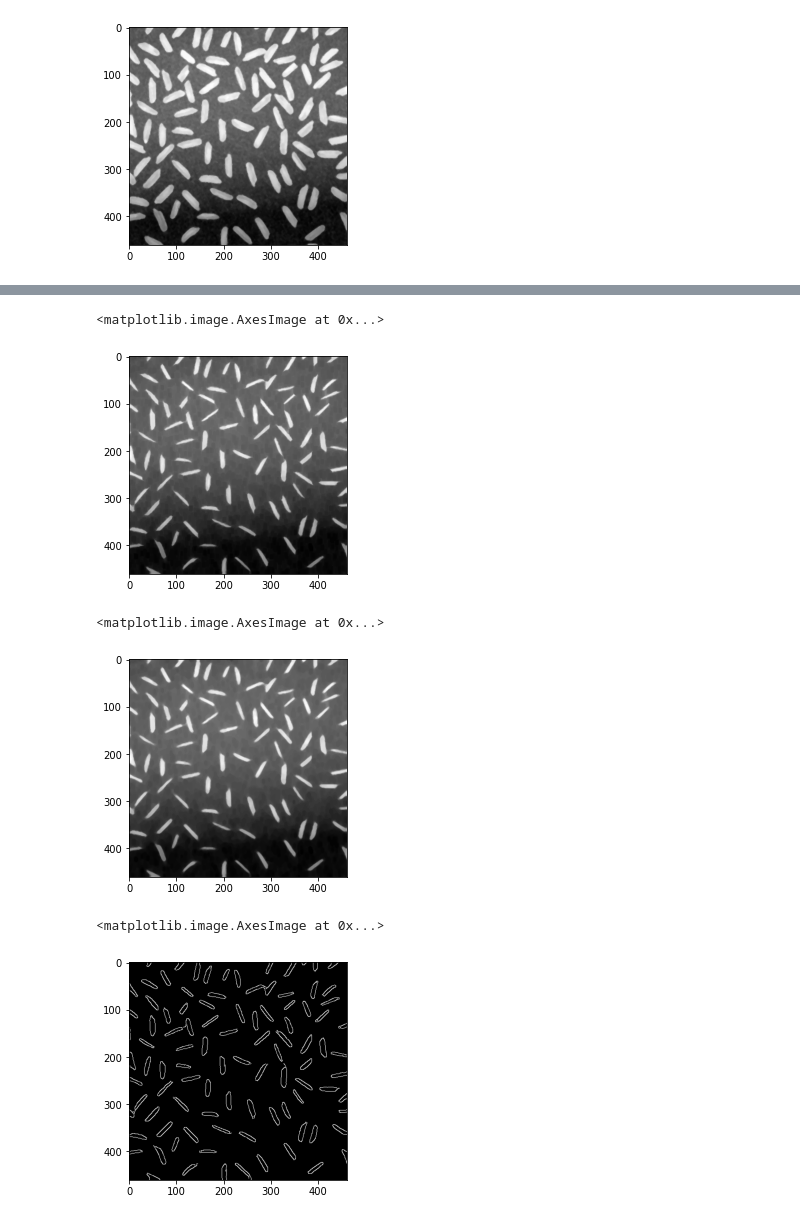
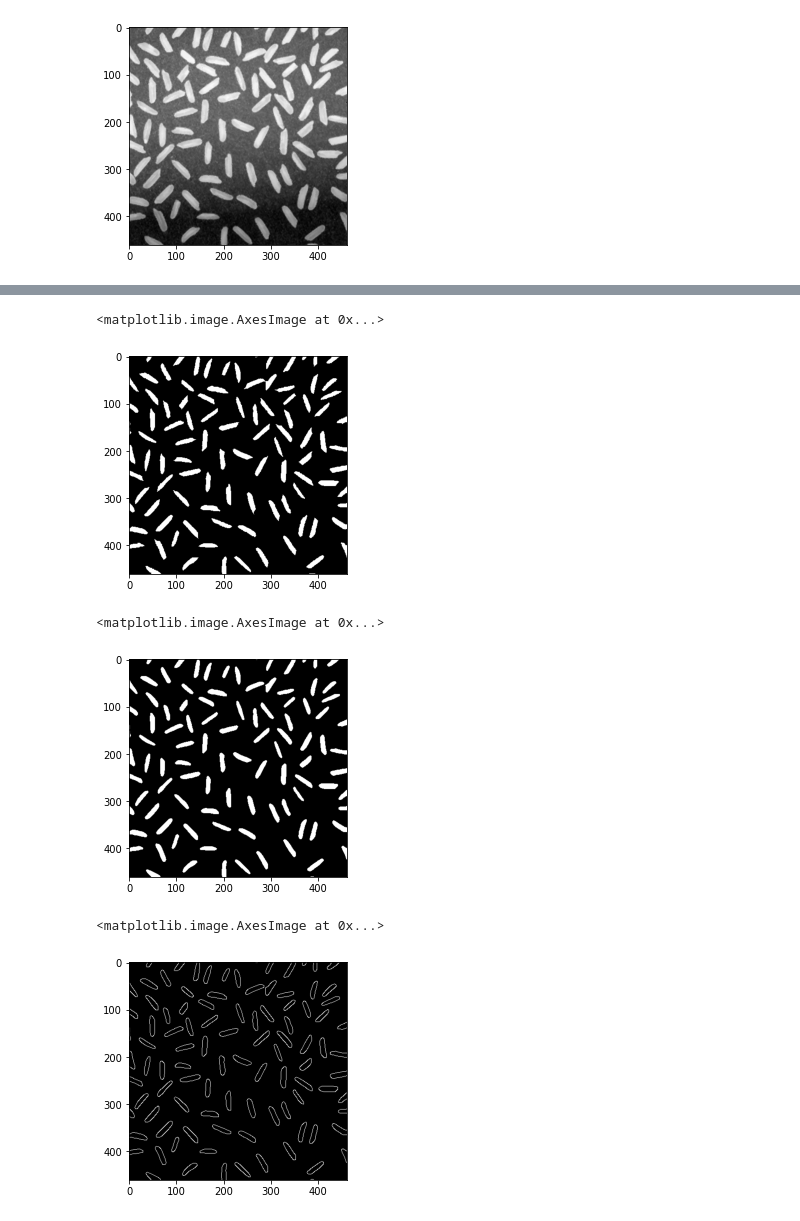
Before and after one commit to cuwfnguyen/computervision, a Jupyter notebook: img2.ipynb, the cells around one changed output, grey strips where cells are left out. Saved outputs shown, nothing was run; the diff lists cells and outputs as text; code cells hidden in the pictures.

```diff
--- a/img2.ipynb
+++ b/img2.ipynb
@@ -11,8 +11,11 @@ plt.imshow(I,cmap="gray")
 <matplotlib.image.AxesImage at 0x...>
 [figure]
 # %%
-img_blur= cv2.medianBlur(I,5)
+img_blur= cv2.medianBlur(I,3)
 plt.imshow(img_blur,cmap="gray")
 # %% [output]
 <matplotlib.image.AxesImage at 0x...>
 [figure]
+# %%
+output_adapthresh = cv2.adaptiveThreshold (img_blur, 255.0, cv2.ADAPTIVE_THRESH_MEAN_C, cv2.THRESH_BINARY, 51, -20.0)
+plt.imshow(output_adapthresh)
@@ -19,22 +25,22 @@ plt.imshow(img_blur,cmap="gray")
 # %%
-kernel = np.ones((9,5),np.uint8)
-output_erosion = cv2.erode(img_blur, kernel)
+kernel = np.ones((5,5),np.uint8)
+output_erosion = cv2.erode(output_adapthresh, kernel)
 plt.imshow(output_erosion, cmap="gray")
 # %% [output]
 <matplotlib.image.AxesImage at 0x...>
-[figure, old version]
+[figure, new version]
 # %%
-blur=cv2.medianBlur(output_erosion,5)
+blur=cv2.medianBlur(output_erosion,7)
 plt.imshow(blur, cmap="gray")
 # %% [output]
 <matplotlib.image.AxesImage at 0x...>
-[figure, old version]
+[figure, new version]
 # %%
 canny = cv2.Canny(blur,50, 150, 3)
 plt.imshow(canny, cmap='gray')
 # %% [output]
 <matplotlib.image.AxesImage at 0x...>
-[figure, old version]
+[figure, new version]
 # %%
 out=canny.copy()
 cnts, h = cv2.findContours(out, cv2.RETR_EXTERNAL, cv2.CHAIN_APPROX_SIMPLE)
```
Also changed, not shown: parts of 2 cells of this notebook.
